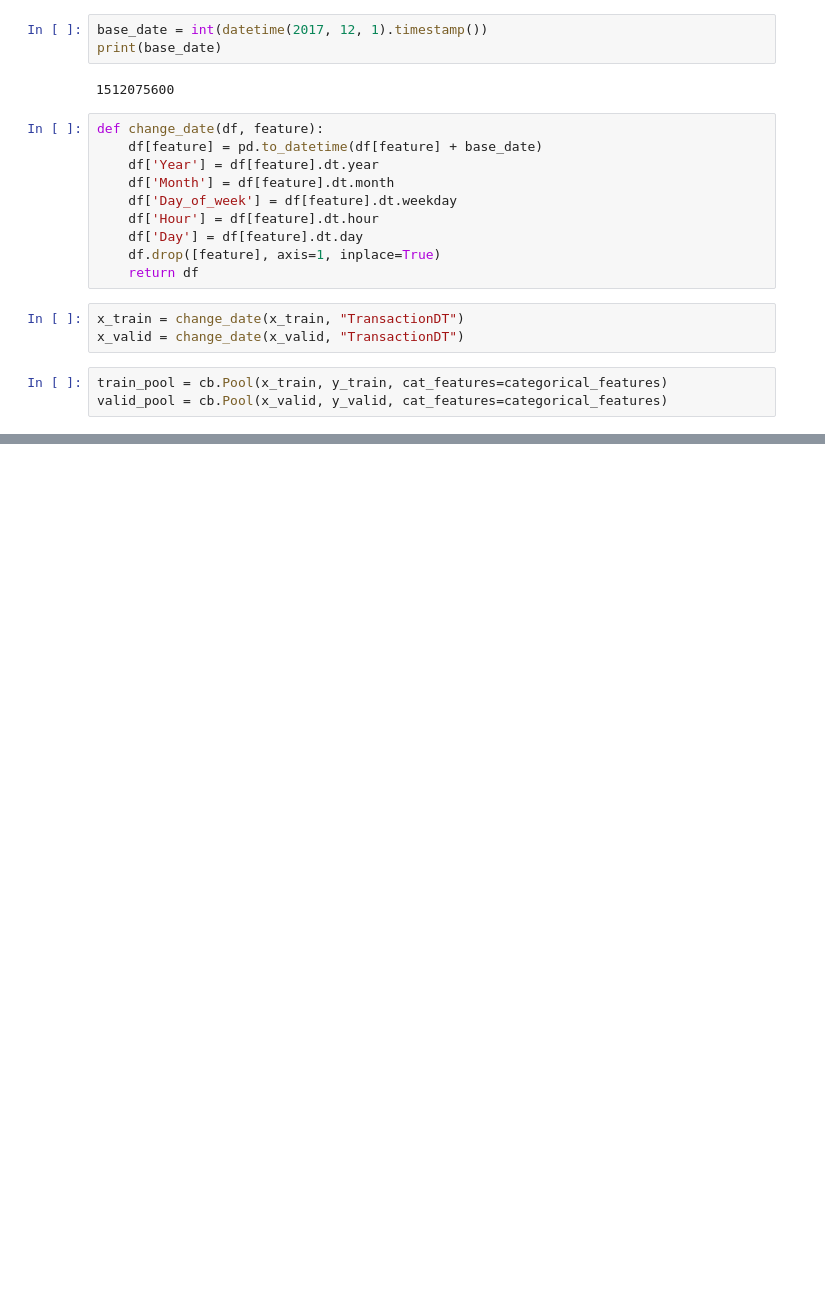
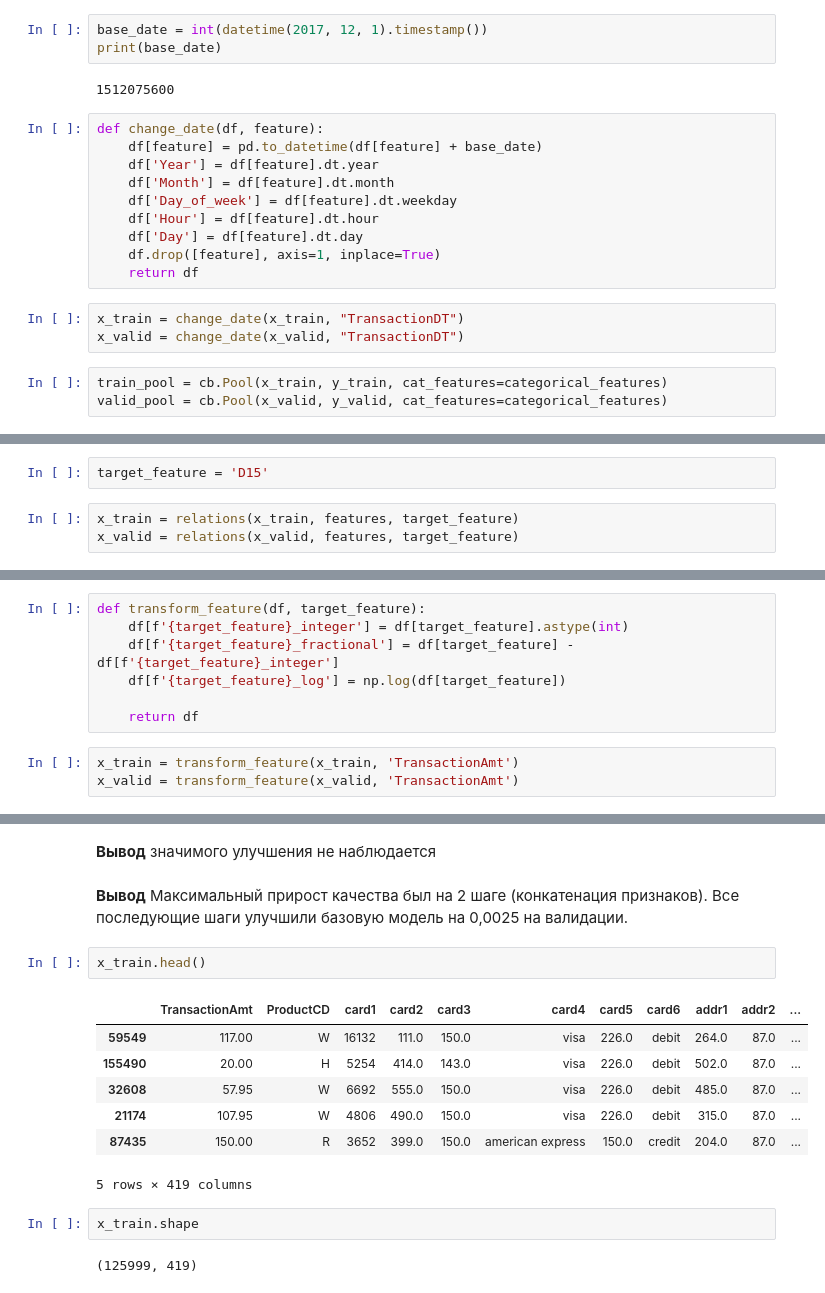
Before and after one commit to lyutovad/GU_DA_Kaggle, a Jupyter notebook: Homeworks/Homework5_Lyutova.ipynb, the cells around one changed output, grey strips where cells are left out. Saved outputs shown, nothing was run; the diff lists cells and outputs as text; blank space fills up the shorter version.

```diff
--- a/Homeworks/Homework5_Lyutova.ipynb
+++ b/Homeworks/Homework5_Lyutova.ipynb
@@ -166,0 +285,5 @@ Shrink model to first 995 iterations.
+# %%
+target_feature = 'D15'
+# %%
+x_train = relations(x_train, features, target_feature)
+x_valid = relations(x_valid, features, target_feature)
@@ -166,0 +318,10 @@ Shrink model to first 995 iterations.
+# %%
+def transform_feature(df, target_feature):
+    df[f'{target_feature}_integer'] = df[target_feature].astype(int)
+    df[f'{target_feature}_fractional'] = df[target_feature] - df[f'{target_feature}_integer']
+    df[f'{target_feature}_log'] = np.log(df[target_feature])
+
+    return df
+# %%
+x_train = transform_feature(x_train, 'TransactionAmt')
+x_valid = transform_feature(x_valid, 'TransactionAmt')
@@ -166,0 +352,18 @@ Shrink model to first 995 iterations.
+# %% [markdown]
+**Вывод** значимого улучшения не наблюдается
+# %% [markdown]
+**Вывод** Максимальный прирост качества был на 2 шаге (конкатенация признаков). Все последующие шаги улучшили базовую модель на 0,0025 на валидации.
+# %%
+x_train.head()
+# %% [output]
+|  | TransactionAmt | ProductCD | card1 | card2 | card3 | card4 | card5 | card6 | addr1 | addr2 | ... |
+| 59549 | 117.00 | W | 16132 | 111.0 | 150.0 | visa | 226.0 | debit | 264.0 | 87.0 | ... |
+| 155490 | 20.00 | H | 5254 | 414.0 | 143.0 | visa | 226.0 | debit | 502.0 | 87.0 | ... |
+| 32608 | 57.95 | W | 6692 | 555.0 | 150.0 | visa | 226.0 | debit | 485.0 | 87.0 | ... |
+| 21174 | 107.95 | W | 4806 | 490.0 | 150.0 | visa | 226.0 | debit | 315.0 | 87.0 | ... |
+| 87435 | 150.00 | R | 3652 | 399.0 | 150.0 | american express | 150.0 | credit | 204.0 | 87.0 | ... |
+5 rows × 419 columns
+# %%
+x_train.shape
+# %% [output]
+(125999, 419)
```
Also changed, not shown: parts of 34 cells of this notebook.
